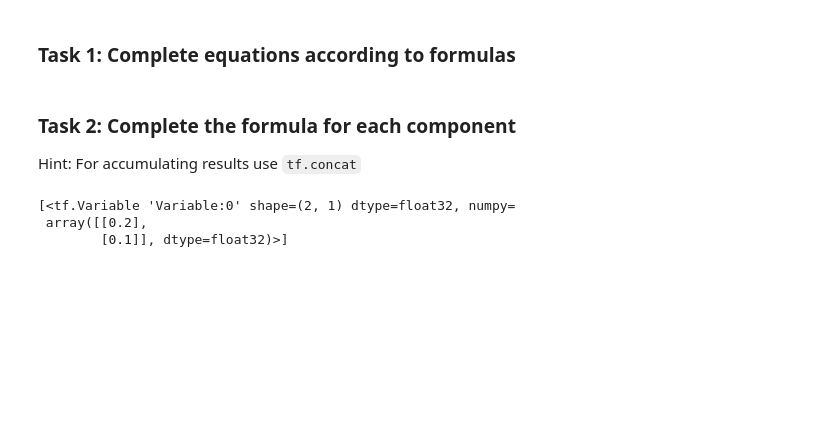
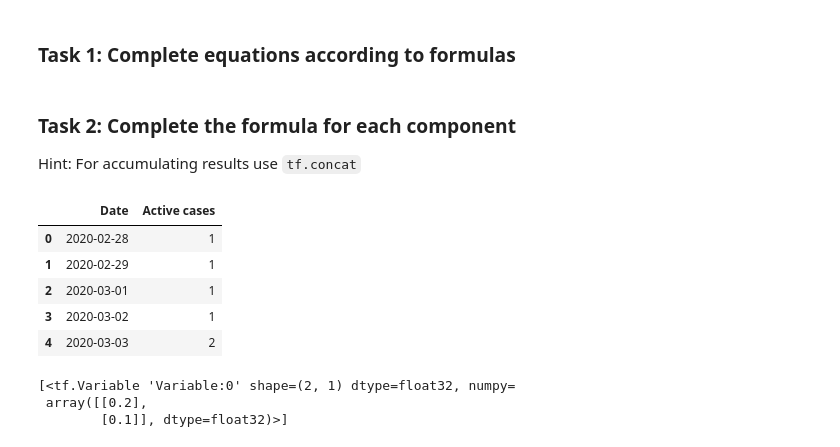
Before and after one commit to mtsokol/epidemic-modelling-workshop, a Jupyter notebook: Lab-part-2.ipynb, the cells around one changed output. Drawn from its saved outputs; the diff is of its cells as text; code cells hidden in the pictures; blank space fills up the shorter version.

```diff
--- a/Lab-part-2.ipynb
+++ b/Lab-part-2.ipynb
@@ -87,5 +88,15 @@ def model_I(deriv, y0, dt, steps, N, beta, gamma):
 # %%
 def model_x(x_pred, horizon=70):
     return model_I(deriv, y0, dt, days, N, x_pred[0,0], x_pred[1,0])[:horizon]
+# %%
+data = pd.read_csv("New Zealand COVID active cases.csv", delimiter=";", )
+data.head()
+# %% [output]
+|  | Date | Active cases |
+| 0 | 2020-02-28 | 1 |
+| 1 | 2020-02-29 | 1 |
+| 2 | 2020-03-01 | 1 |
+| 3 | 2020-03-02 | 1 |
+| 4 | 2020-03-03 | 2 |
 # %%
 raw = model_x(prediction, horizon=days)
```
Also changed, not shown: parts of 6 cells of this notebook, 1 other file.
